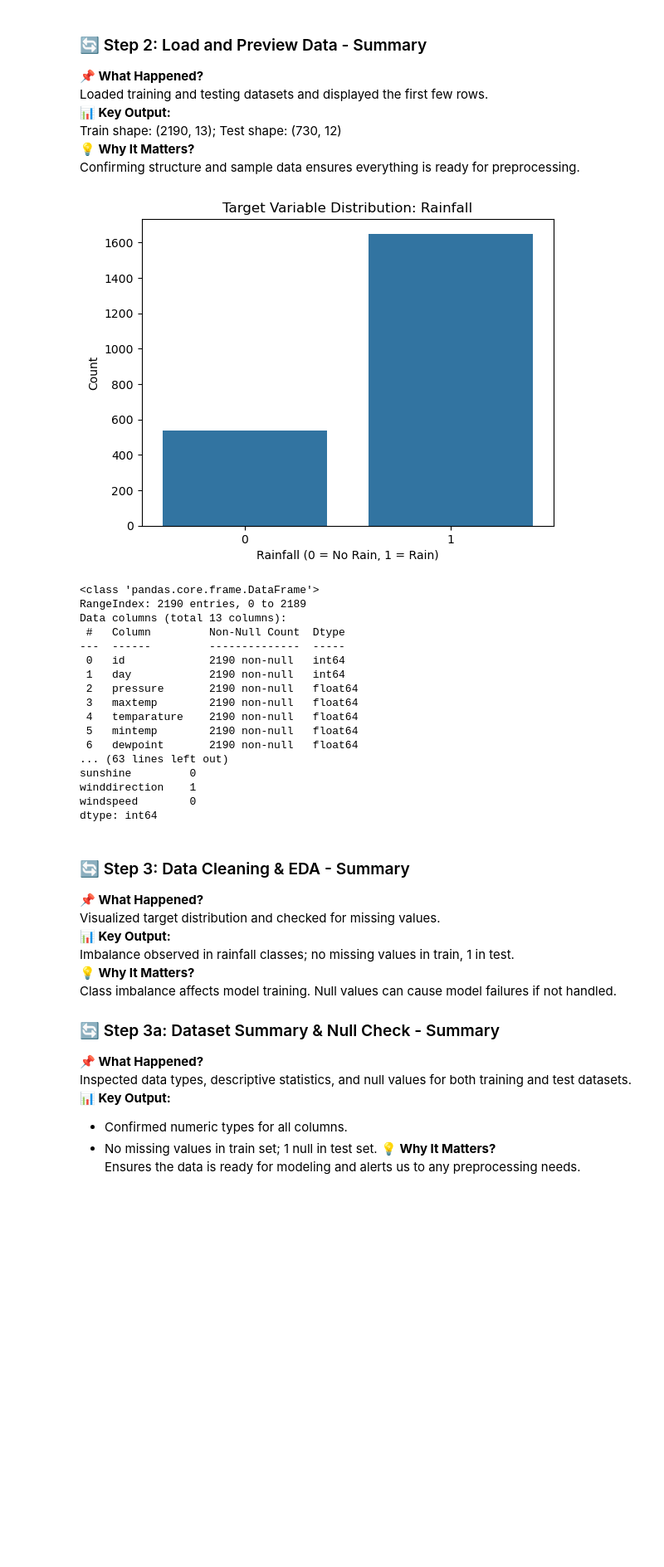
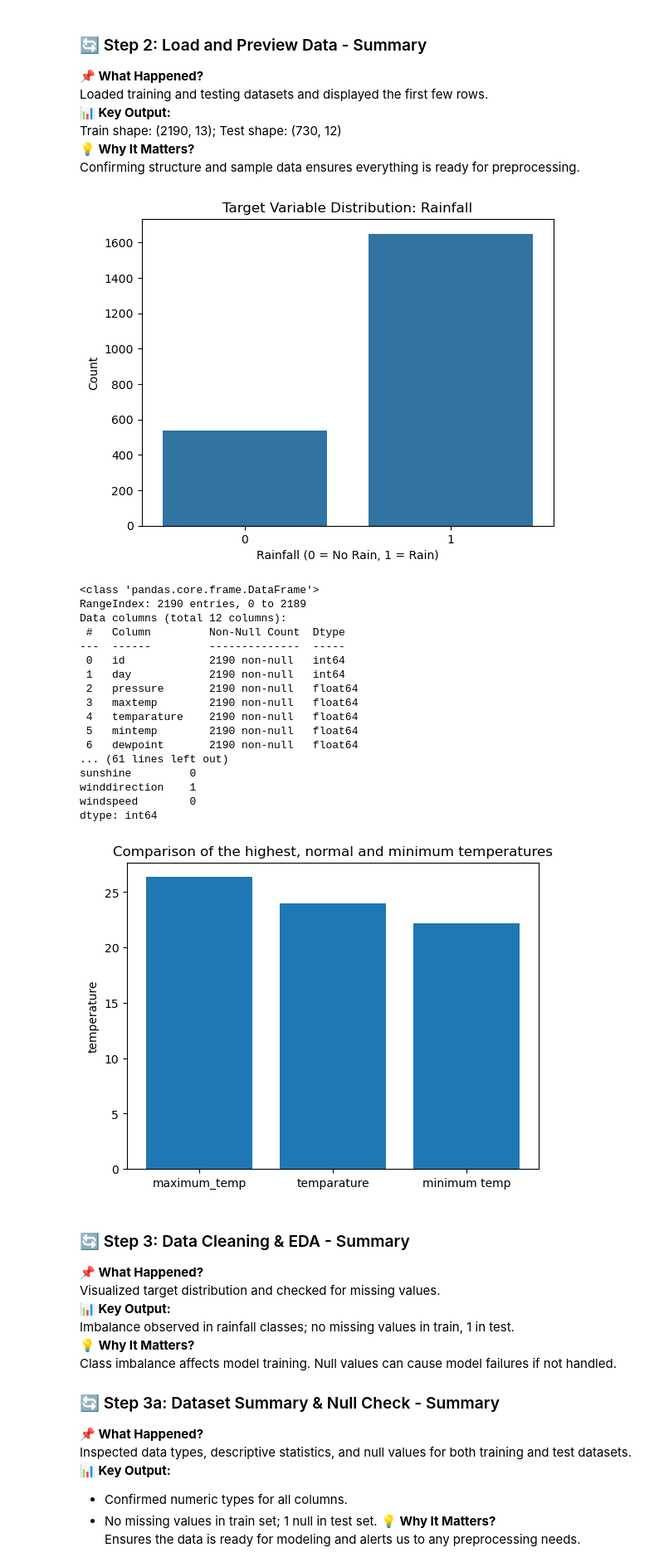
Before and after one commit to Seryabiz/PHASE_5_CAPSTONE_PROJECT, a Jupyter notebook: Capstone.ipynb, the cells around one changed output. Shown at 83% size. Saved outputs shown, nothing was run; the diff lists cells and outputs as text; code cells hidden in the pictures; blank space fills up the shorter version.

```diff
--- a/Capstone.ipynb
+++ b/Capstone.ipynb
@@ -159,40 +162,70 @@ Train shape: (2190, 13); Test shape: (730, 12)
 **💡 Why It Matters?**
 Confirming structure and sample data ensures everything is ready for preprocessing.
 # %%
-sns.countplot(x='rainfall', data=df_train)
+df_eda = pd.read_csv('./Data/train.csv')
+sns.countplot(x='rainfall', data=df_eda)
 plt.title("Target Variable Distribution: Rainfall")
 plt.xlabel("Rainfall (0 = No Rain, 1 = Rain)")
 plt.ylabel("Count")
 plt.show()
+
+# Temperature comparison and statistical test
+x = ('maximum_temp','temparature','minimum temp')
+y = (df_train['maxtemp'].mean(),
+     df_train['temparature'].mean(),
+     df_train['mintemp'].mean())
+fig,ax = plt.subplots()
+ax.bar(x,y)
+ax.set_ylabel('temperature')
+ax.set_title('Comparison of the highest, normal and minimum temperatures');
+
+
+from scipy.stats import f_oneway
+
+def Decision(test_results):
+    if test_results[1] > 0.05:
+        return f'''We fail to reject the null hypothesis,
+        since p:{test_results[1]} is greater than 0.05.
+        There is no significant difference in the sample means'''
+    else:
+        return f'''We reject the null hypothesis,
+        since p:{test_results[1]} is less than 0.05.
+        There is a significant difference in the sample means'''
+
+anovatest_results = f_oneway(df_train['maxtemp'],
+                             df_train['temparature'],
+                             df_train['mintemp'])
+Decision(anovatest_results)
 
 # Check data types
 print(df_train.info())
 
 # Summary statistics
 print(df_train.describe())
 
 # Check for missing values
 print("Missing in Train:\n", df_train.isnull().sum())
 print("Missing in Test:\n", df_test.isnull().sum())
 # %% [output]
 [figure]
 <class 'pandas.core.frame.DataFrame'>
 RangeIndex: 2190 entries, 0 to 2189
-Data columns (total 13 columns):
+Data columns (total 12 columns):
  #   Column         Non-Null Count  Dtype
 ---  ------         --------------  -----
  0   id             2190 non-null   int64
  1   day            2190 non-null   int64
  2   pressure       2190 non-null   float64
  3   maxtemp        2190 non-null   float64
  4   temparature    2190 non-null   float64
  5   mintemp        2190 non-null   float64
  6   dewpoint       2190 non-null   float64
-... (63 lines left out)
+... (61 lines left out)
 sunshine         0
 winddirection    1
 windspeed        0
 dtype: int64
+[figure, added]
 # %% [markdown]
 ### 🔄 Step 3: Data Cleaning & EDA - Summary
 **📌 What Happened?**
```
Also changed, not shown: parts of 1 cell of this notebook.
